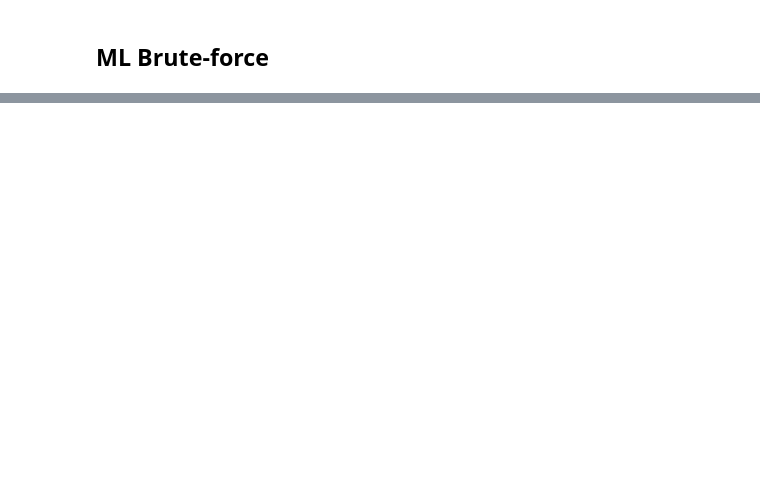
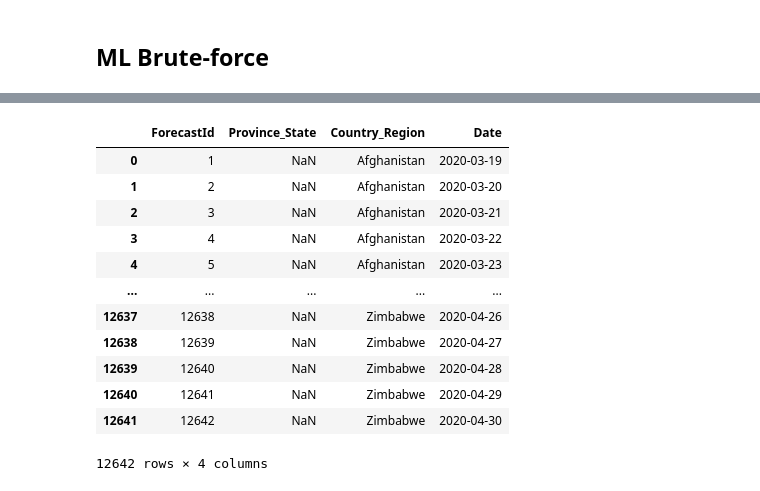
Before and after one commit to nicolaepetridean/kaggle_covid_spread_prediction, a Jupyter notebook: Investigate data.ipynb, the cells around one changed output, grey strips where cells are left out. Saved outputs shown, nothing was run; the diff lists cells and outputs as text; code cells hidden in the pictures; blank space fills up the shorter version.

```diff
--- a/Investigate data.ipynb
+++ b/Investigate data.ipynb
@@ -6,8 +6,8 @@ import matplotlib.pyplot as plt
 # %%
 %matplotlib inline
 # %%
-df = pd.read_csv('train.csv')
-df_test = pd.read_csv('test.csv')
+df = pd.read_csv('../input/covid-19-global-forecasting-week-2/train.csv')
+df_test = pd.read_csv('../input/covid-19-global-forecasting-week-2/test.csv')
 # %%
 df = df.fillna('NaN')
 df_test = df_test.fillna('NaN')
@@ -186,0 +222,16 @@ plt.ylabel('Algorithm')
+# %%
+df_test
+# %% [output]
+|  | ForecastId | Province_State | Country_Region | Date |
+| 0 | 1 | NaN | Afghanistan | 2020-03-19 |
+| 1 | 2 | NaN | Afghanistan | 2020-03-20 |
+| 2 | 3 | NaN | Afghanistan | 2020-03-21 |
+| 3 | 4 | NaN | Afghanistan | 2020-03-22 |
+| 4 | 5 | NaN | Afghanistan | 2020-03-23 |
+| ... | ... | ... | ... | ... |
+| 12637 | 12638 | NaN | Zimbabwe | 2020-04-26 |
+| 12638 | 12639 | NaN | Zimbabwe | 2020-04-27 |
+| 12639 | 12640 | NaN | Zimbabwe | 2020-04-28 |
+| 12640 | 12641 | NaN | Zimbabwe | 2020-04-29 |
+| 12641 | 12642 | NaN | Zimbabwe | 2020-04-30 |
+12642 rows × 4 columns
```
Also changed, not shown: parts of 8 cells of this notebook.
